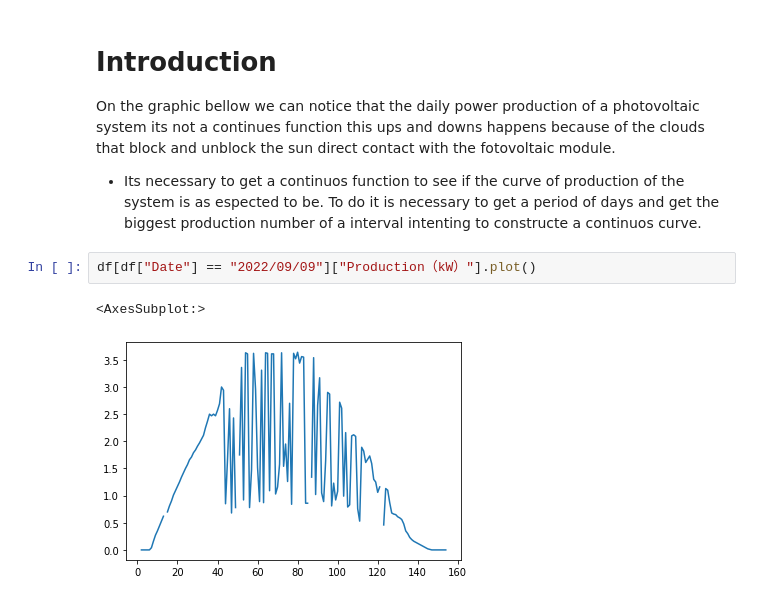
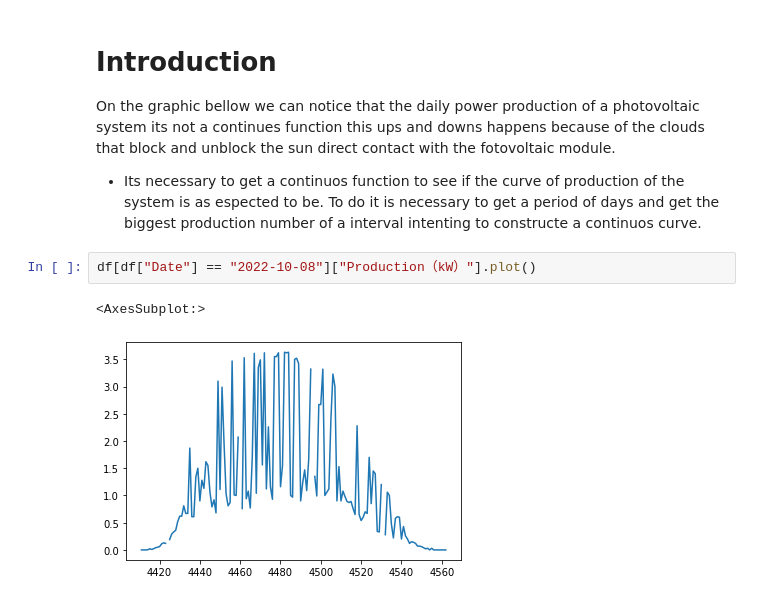
Before and after one commit to oakthyago/Electrical-Demand-Brazil, a Jupyter notebook: analysing-data.ipynb, the cells around one changed output. Saved outputs shown, nothing was run; the diff lists cells and outputs as text.

```diff
--- a/analysing-data.ipynb
+++ b/analysing-data.ipynb
@@ -17,7 +21,7 @@ On the graphic bellow we can notice that the daily power production of a photovo
 
 - Its necessary to get a continuos function to see if the curve of production of the system is as espected to be. To do it is necessary to get a period of days and get the biggest production number of a interval intenting to constructe a continuos curve.
 # %%
-df[df["Date"] == "2022/09/09"]["Production（kW）"].plot()
+df[df["Date"] == "2022-10-08"]["Production（kW）"].plot()
 # %% [output]
 <AxesSubplot:>
-[figure, old version]
+[figure, new version]
```
Also changed, not shown: parts of 12 cells of this notebook.
